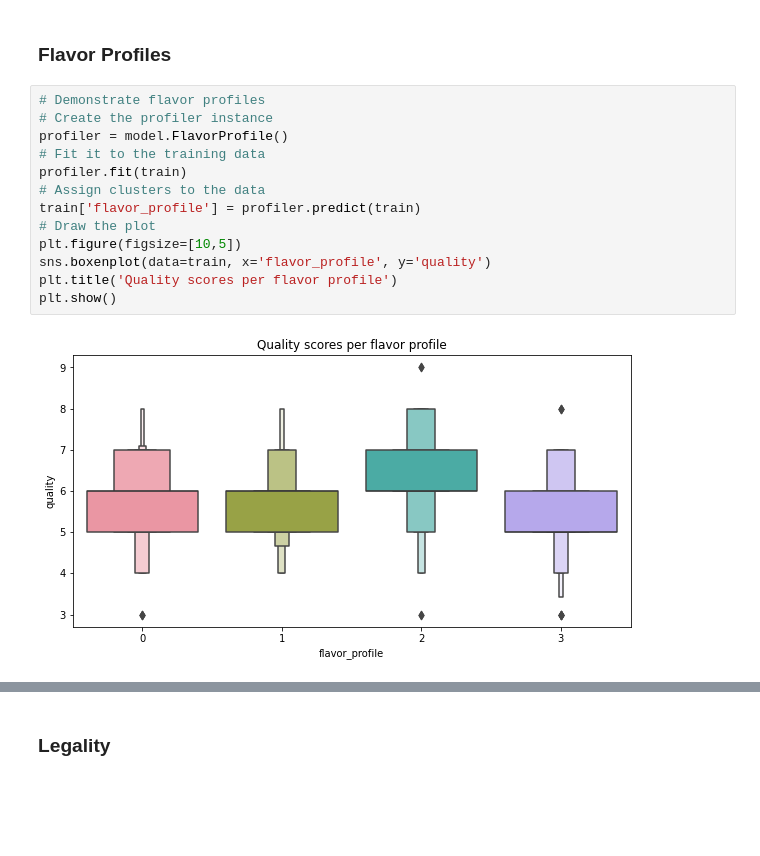
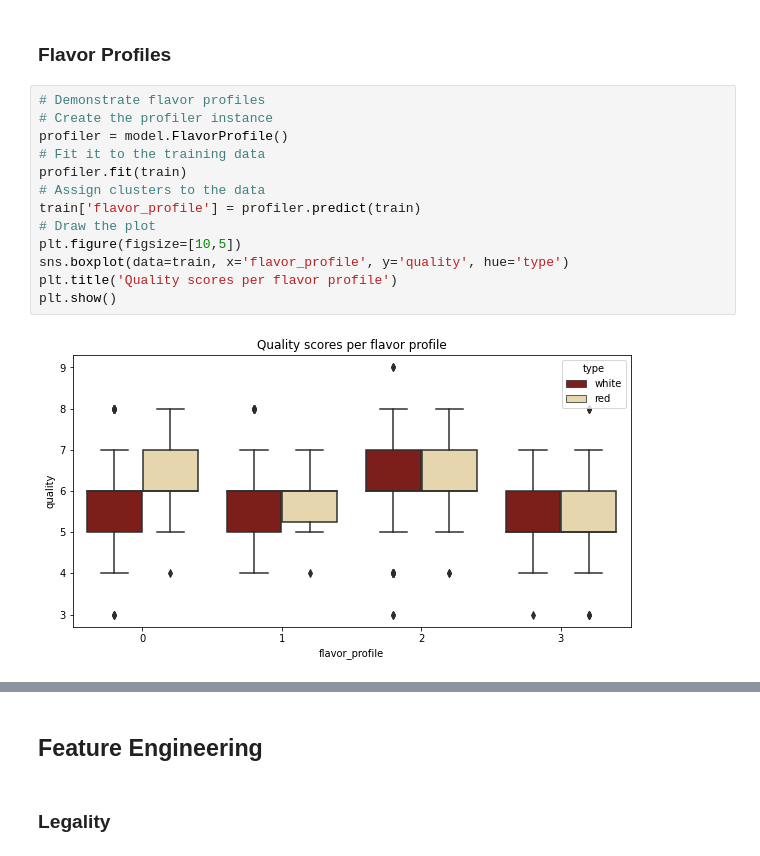
Before and after one commit to MrEnigmamgine/jtl_wine_quality, a Jupyter notebook: Final Report.ipynb, the cells around one changed output, grey strips where cells are left out. Cells and saved outputs as stored; diff of their text form; blank space fills up the shorter version.

Commit message:
model.py feature engineering

```diff
--- a/Final Report.ipynb
+++ b/Final Report.ipynb
@@ -265,23 +266,25 @@ The figure above demonstrates some of the noticeable differences between the typ
 # %%
 # Demonstrate flavor profiles
 # Create the profiler instance
 profiler = model.FlavorProfile()
 # Fit it to the training data
 profiler.fit(train)
 # Assign clusters to the data
 train['flavor_profile'] = profiler.predict(train)
 # Draw the plot
 plt.figure(figsize=[10,5])
-sns.boxenplot(data=train, x='flavor_profile', y='quality')
+sns.boxplot(data=train, x='flavor_profile', y='quality', hue='type')
 plt.title('Quality scores per flavor profile')
 plt.show()
 # %% [output]
-[figure, old version]
+[figure, new version]
 # %% [markdown]
 ![flavor_profile visualization](./img/plotly_flavor_profiles.png)
 
 
 By creating these clusters we discovered that the testers for this dataset hat a clear preference for strong, unsweetened wines.  In addition to being a strong predictor for quality, these clusters can help manufacturers market their wine to the appropriate customers.  For example, people who only drink socially might prefer sweeter wines with a low alcohol strength.
+# %% [markdown]
+## Feature Engineering
 # %% [markdown]
 ### Legality
 # %%
```
Also changed, not shown: parts of 12 cells of this notebook, 1 other file.
